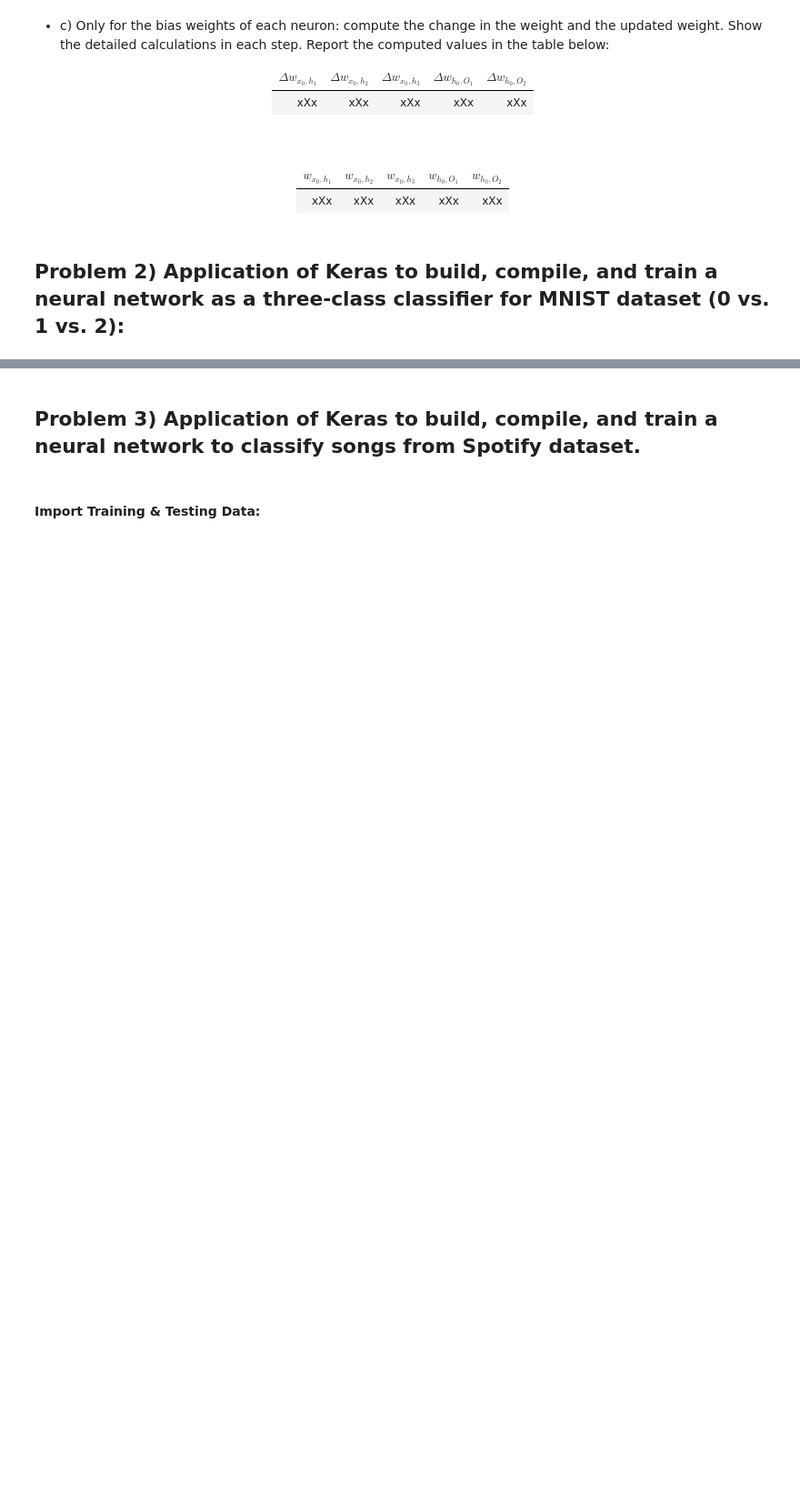
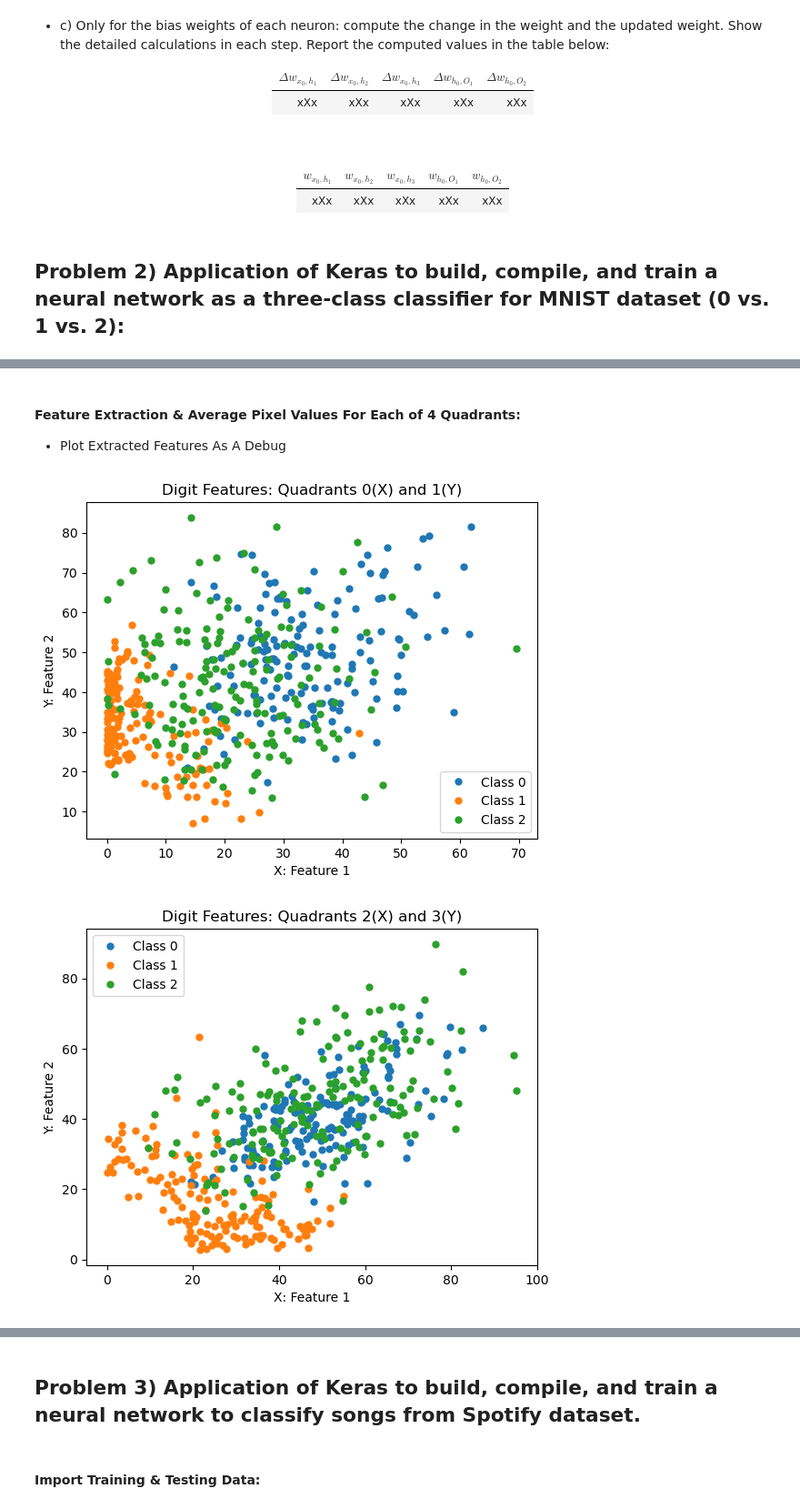
Before and after one commit to ADolbyB/deep-learning-python, a Jupyter notebook: Assignments/assignment5.ipynb, the cells around one changed output, grey strips where cells are left out. Shown at 91% size. Drawn from its saved outputs; the diff is of its cells as text; code cells hidden in the pictures; blank space fills up the shorter version.

```diff
--- a/Assignments/assignment5.ipynb
+++ b/Assignments/assignment5.ipynb
@@ -137,0 +355,15 @@ dispAnImage('../assets/HW5/HW5-1.png')
+# %% [markdown]
+#### Feature Extraction & Average Pixel Values For Each of 4 Quadrants:
+
+ - Plot Extracted Features As A Debug
+# %%
+classes = [0, 1, 2]
+feature_train_012 = feat_extract_mult(x_train_012_rnd)
+feature_valid_012 = feat_extract_mult(x_valid_012_rnd)
+feature_test_012 = feat_extract_mult(x_test_012_rnd)
+
+feat_plot(feature_train_012[0:500, 0:2], y_train_012_rnd[0:500], classes, 'Digit Features: Quadrants 0(X) and 1(Y)')
+feat_plot(feature_train_012[0:500, 2:4], y_train_012_rnd[0:500], classes, 'Digit Features: Quadrants 2(X) and 3(Y)')
+# %% [output]
+[figure, added]
+[figure, added]
```
Also changed, not shown: parts of 27 cells of this notebook.
